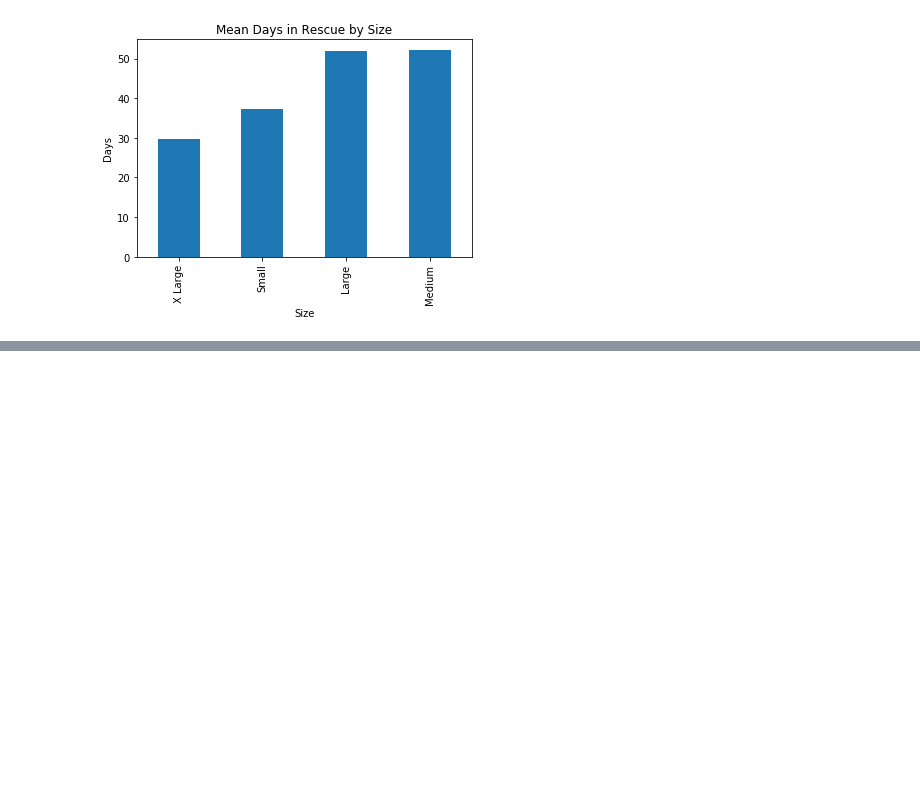
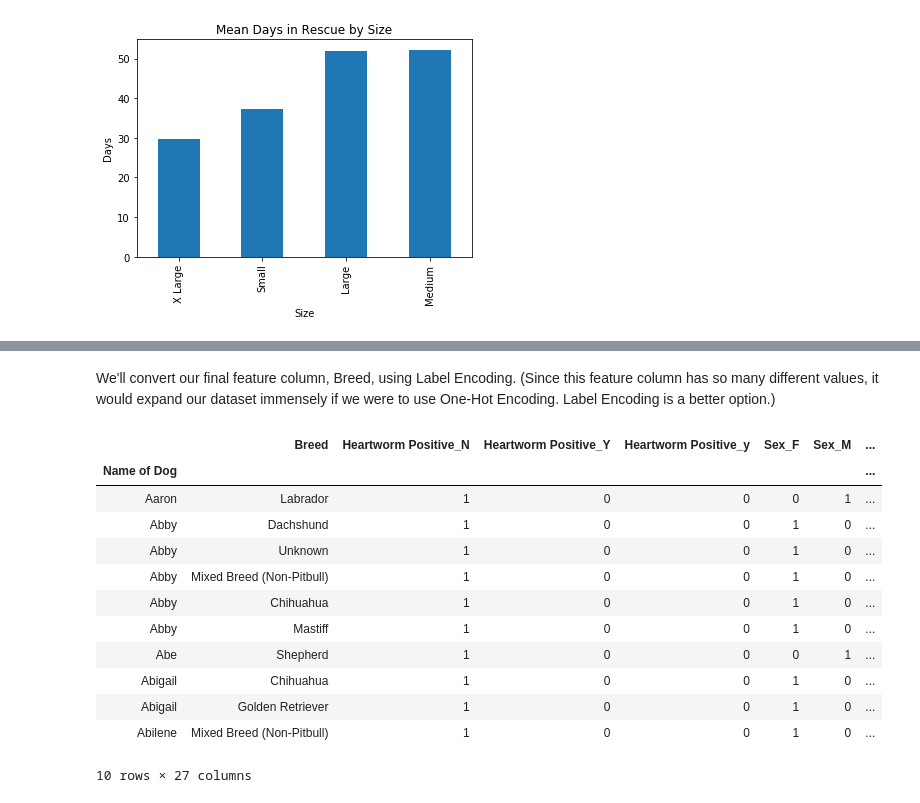
Before and after one commit to bhavanij2/dog-rescue-prediction, a Jupyter notebook: Needy_Paws.ipynb, the cells around one changed output, grey strips where cells are left out. Drawn from its saved outputs; the diff is of its cells as text; code cells hidden in the pictures; blank space fills up the shorter version.

```diff
--- a/Needy_Paws.ipynb
+++ b/Needy_Paws.ipynb
@@ -195,0 +244,20 @@ plt.show()
+# %% [markdown]
+We'll convert our final feature column, Breed, using Label Encoding. (Since this feature column has so many different values, it would expand our dataset immensely if we were to use One-Hot Encoding. Label Encoding is a better option.)
+# %%
+encoded_data["Breed"] = encoded_data["Breed"].astype('category')
+encoded_data["Breed_category"] = encoded_data["Breed"].cat.codes
+encoded_data.head(10)
+# %% [output]
+|  | Breed | Heartworm Positive_N | Heartworm Positive_Y | Heartworm Positive_y | Sex_F | Sex_M | ... |
+| Name of Dog |  |  |  |  |  |  | ... |
+| Aaron | Labrador | 1 | 0 | 0 | 0 | 1 | ... |
+| Abby | Dachshund | 1 | 0 | 0 | 1 | 0 | ... |
+| Abby | Unknown | 1 | 0 | 0 | 1 | 0 | ... |
+| Abby | Mixed Breed (Non-Pitbull) | 1 | 0 | 0 | 1 | 0 | ... |
+| Abby | Chihuahua | 1 | 0 | 0 | 1 | 0 | ... |
+| Abby | Mastiff | 1 | 0 | 0 | 1 | 0 | ... |
+| Abe | Shepherd | 1 | 0 | 0 | 0 | 1 | ... |
+| Abigail | Chihuahua | 1 | 0 | 0 | 1 | 0 | ... |
+| Abigail | Golden Retriever | 1 | 0 | 0 | 1 | 0 | ... |
+| Abilene | Mixed Breed (Non-Pitbull) | 1 | 0 | 0 | 1 | 0 | ... |
+10 rows × 27 columns
```
Also changed, not shown: parts of 21 cells of this notebook.
